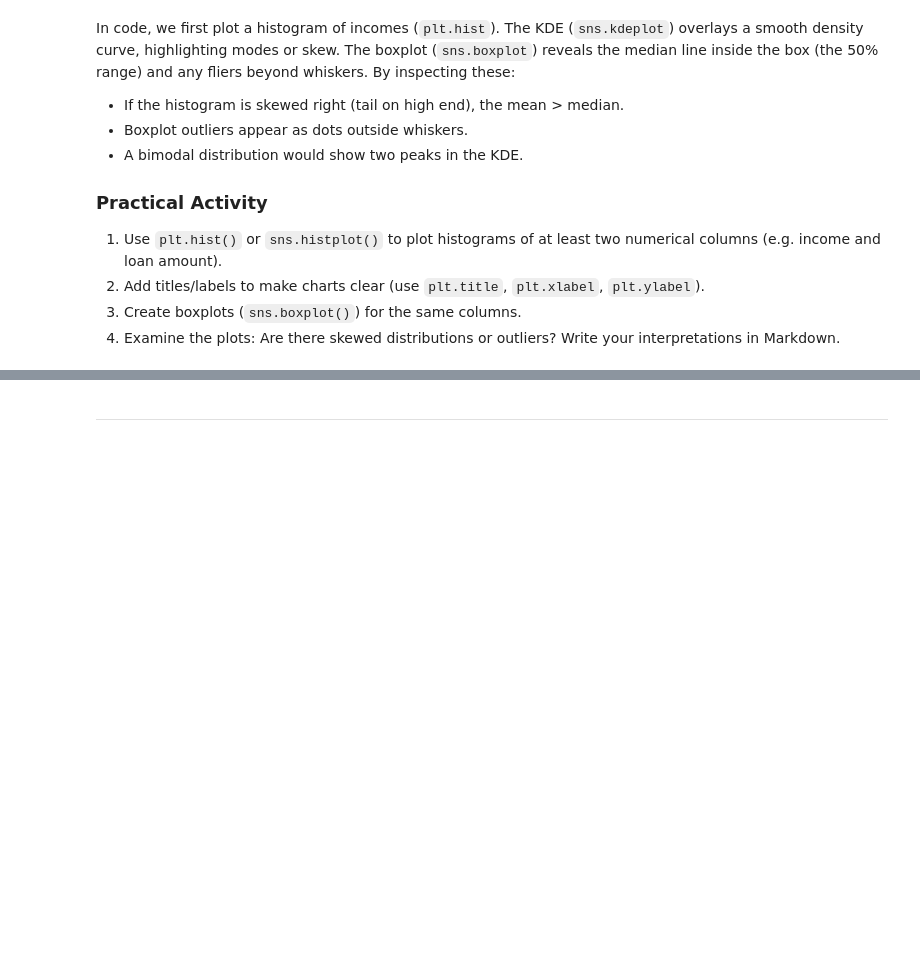
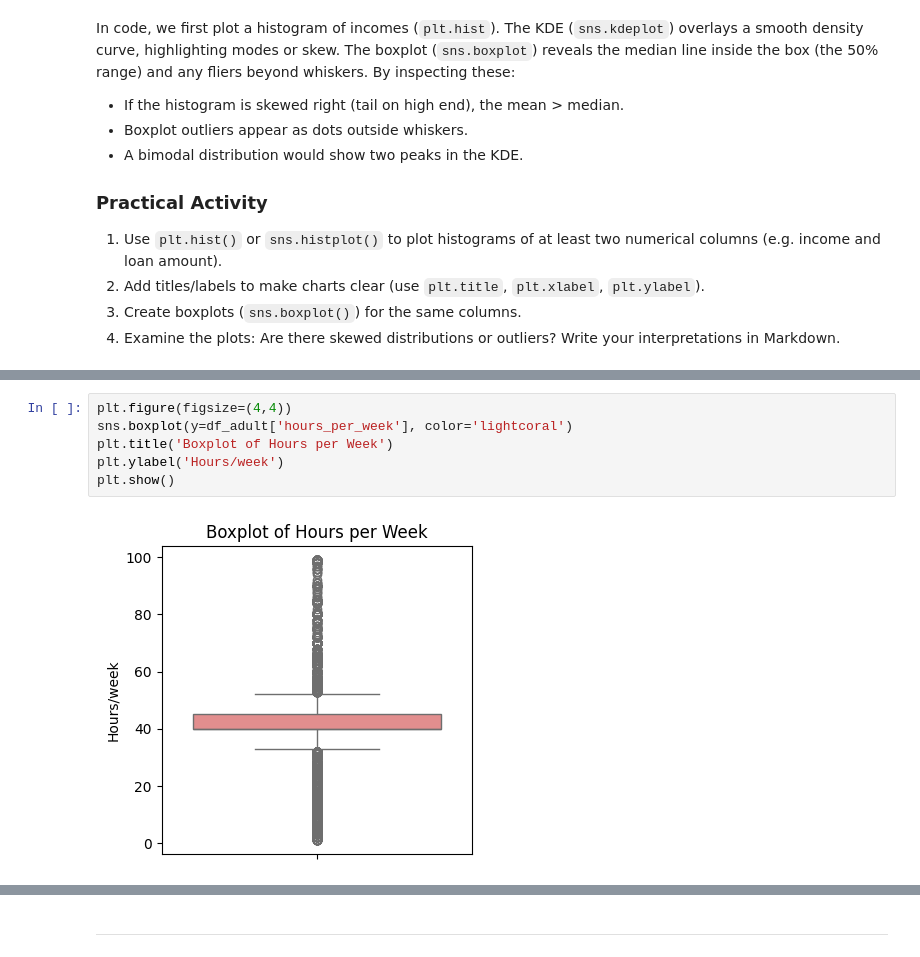
Before and after one commit to datasafariio/AI-bootcamp-fall2025, a Jupyter notebook: Session4/Session4_Exploratory_Data_Analysis_and_Visualization.ipynb, the cells around one changed output, grey strips where cells are left out. Drawn from its saved outputs; the diff is of its cells as text; blank space fills up the shorter version.

```diff
--- a/Session4/Session4_Exploratory_Data_Analysis_and_Visualization.ipynb
+++ b/Session4/Session4_Exploratory_Data_Analysis_and_Visualization.ipynb
@@ -411,0 +464,8 @@ In code, we first plot a histogram of incomes (`plt.hist`). The KDE (`sns.kdeplo
+# %%
+plt.figure(figsize=(4,4))
+sns.boxplot(y=df_adult['hours_per_week'], color='lightcoral')
+plt.title('Boxplot of Hours per Week')
+plt.ylabel('Hours/week')
+plt.show()
+# %% [output]
+[figure, added]
```
Also changed, not shown: parts of 32 cells of this notebook, 5 other files.
